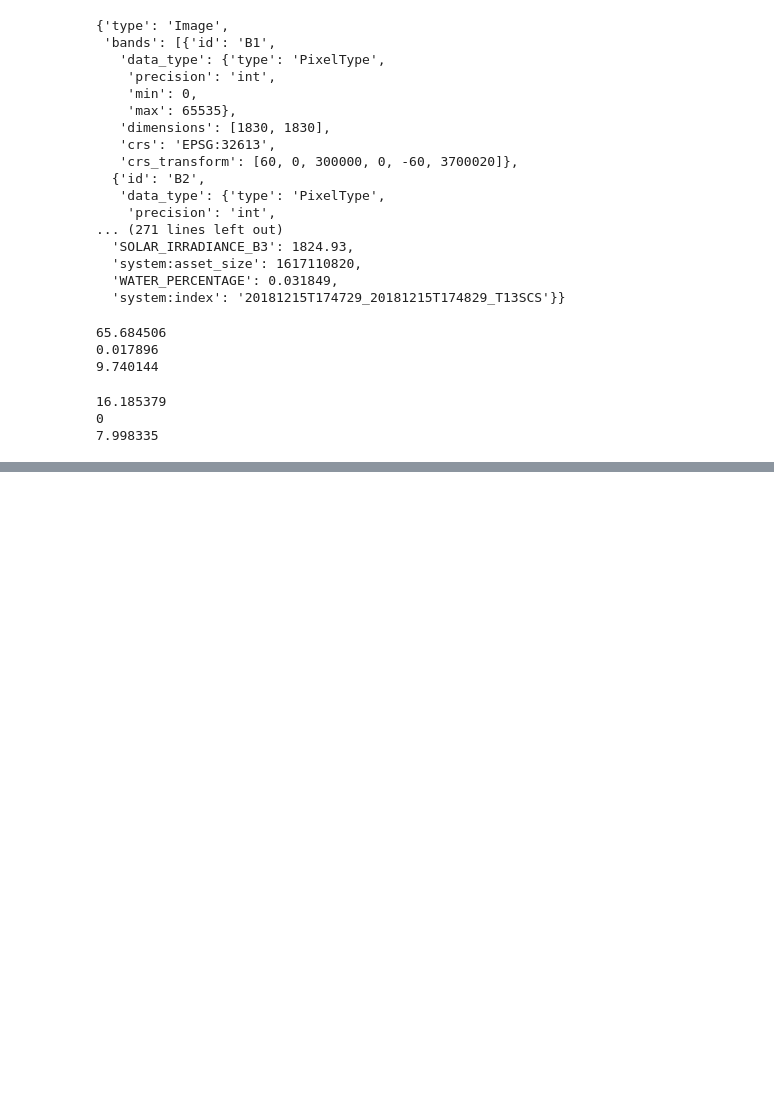
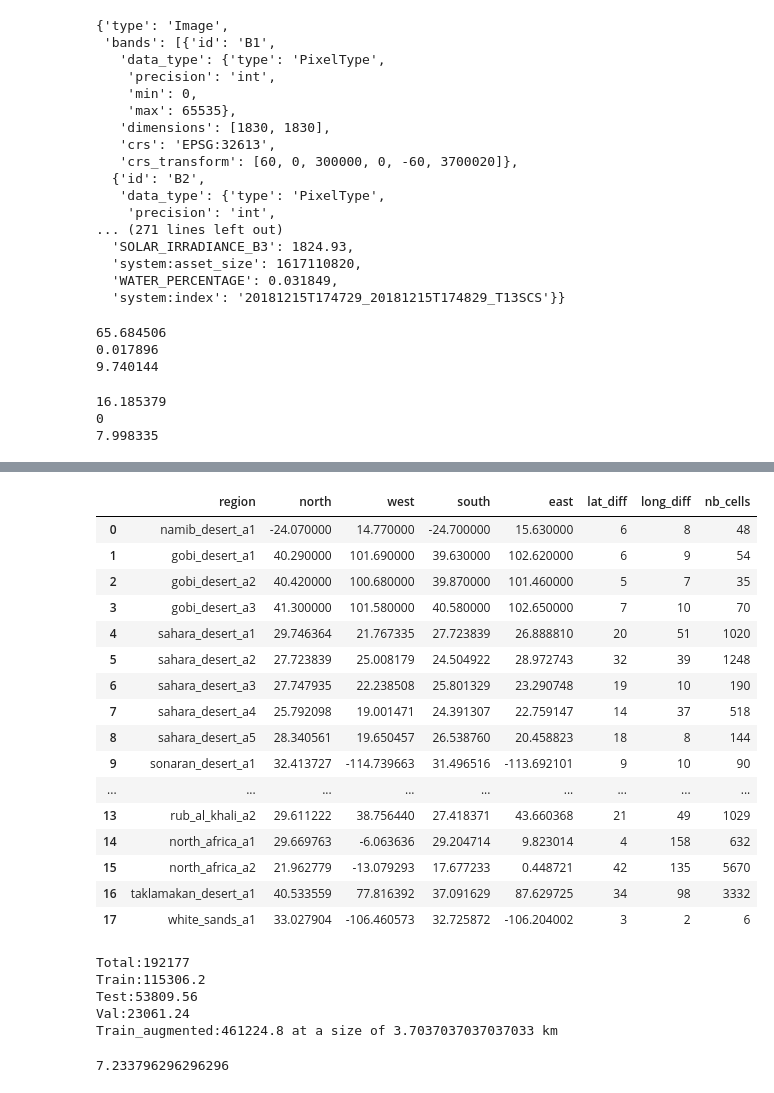
Before and after one commit to cedricmjohn/marswinds, a Jupyter notebook: notebooks/cedric_practice_dataset_generator.ipynb, the cells around one changed output, grey strips where cells are left out. Saved outputs shown, nothing was run; the diff lists cells and outputs as text; code cells hidden in the pictures; blank space fills up the shorter version.

```diff
--- a/notebooks/cedric_practice_dataset_generator.ipynb
+++ b/notebooks/cedric_practice_dataset_generator.ipynb
@@ -563,0 +627,3 @@ Name: folder, dtype: int64
+# %%
+data = pd.read_csv('../raw_data/lists/dunes.csv')
+data
@@ -563,0 +648,42 @@ Name: folder, dtype: int64
+# %%
+data['lat_diff'] = (np.abs(data.north - data.south)/0.1).astype(int)
+data['long_diff'] = (np.abs(data.west - data.east)/0.1).astype(int)
+data['nb_cells']= data['lat_diff']*data['long_diff']
+data
+# %% [output]
+|  | region | north | west | south | east | lat_diff | long_diff | nb_cells |
+| 0 | namib_desert_a1 | -24.070000 | 14.770000 | -24.700000 | 15.630000 | 6 | 8 | 48 |
+| 1 | gobi_desert_a1 | 40.290000 | 101.690000 | 39.630000 | 102.620000 | 6 | 9 | 54 |
+| 2 | gobi_desert_a2 | 40.420000 | 100.680000 | 39.870000 | 101.460000 | 5 | 7 | 35 |
+| 3 | gobi_desert_a3 | 41.300000 | 101.580000 | 40.580000 | 102.650000 | 7 | 10 | 70 |
+| 4 | sahara_desert_a1 | 29.746364 | 21.767335 | 27.723839 | 26.888810 | 20 | 51 | 1020 |
+| 5 | sahara_desert_a2 | 27.723839 | 25.008179 | 24.504922 | 28.972743 | 32 | 39 | 1248 |
+| 6 | sahara_desert_a3 | 27.747935 | 22.238508 | 25.801329 | 23.290748 | 19 | 10 | 190 |
+| 7 | sahara_desert_a4 | 25.792098 | 19.001471 | 24.391307 | 22.759147 | 14 | 37 | 518 |
+| 8 | sahara_desert_a5 | 28.340561 | 19.650457 | 26.538760 | 20.458823 | 18 | 8 | 144 |
+| 9 | sonaran_desert_a1 | 32.413727 | -114.739663 | 31.496516 | -113.692101 | 9 | 10 | 90 |
+| ... | ... | ... | ... | ... | ... | ... | ... | ... |
+| 13 | rub_al_khali_a2 | 29.611222 | 38.756440 | 27.418371 | 43.660368 | 21 | 49 | 1029 |
+| 14 | north_africa_a1 | 29.669763 | -6.063636 | 29.204714 | 9.823014 | 4 | 158 | 632 |
+| 15 | north_africa_a2 | 21.962779 | -13.079293 | 17.677233 | 0.448721 | 42 | 135 | 5670 |
+| 16 | taklamakan_desert_a1 | 40.533559 | 77.816392 | 37.091629 | 87.629725 | 34 | 98 | 3332 |
+| 17 | white_sands_a1 | 33.027904 | -106.460573 | 32.725872 | -106.204002 | 3 | 2 | 6 |
+# %%
+nmp = 3
+nb_photos = data.nb_cells.sum()*nmp**2
+print(f'Total:{nb_photos}')
+print(f'Train:{nb_photos*.6}')
+print(f'Test:{nb_photos*.4*.7}')
+print(f'Val:{nb_photos*.4*.3}')
+print(f'Train_augmented:{nb_photos*.6*4} at a size of {.1/nmp*40000/360} km')
+# %% [output]
+Total:192177
+Train:115306.2
+Test:53809.56
+Val:23061.24
+Train_augmented:461224.8 at a size of 3.7037037037037033 km
+# %%
+px_res = (.1/nmp*40000/360*1000)/512
+px_res
+# %% [output]
+7.233796296296296
```
Also changed, not shown: parts of 31 cells of this notebook, 4 other files.
